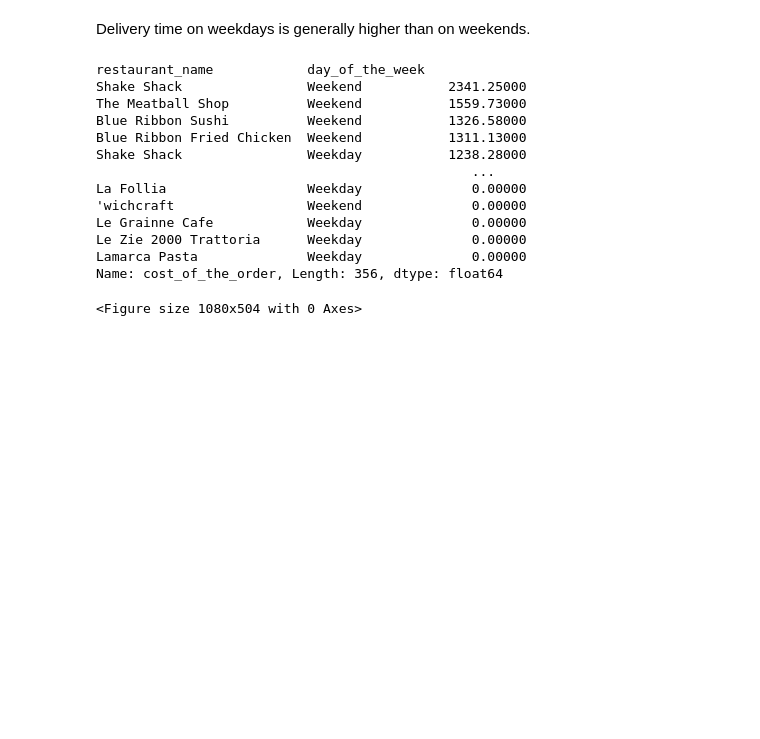
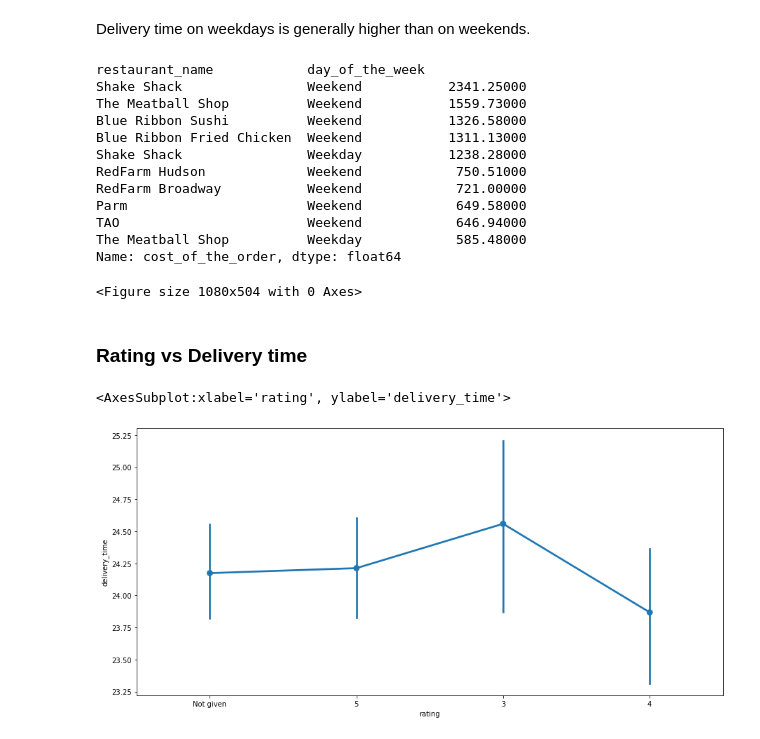
Before and after one commit to data-abdul/Data-Analysis-and-Visualization, a Jupyter notebook: 02 Data Analysis/EDA-FoodHub/FoodHub.ipynb, the cells around one changed output. Cells and saved outputs as stored; diff of their text form; code cells hidden in the pictures; blank space fills up the shorter version.

```diff
--- a/02 Data Analysis/EDA-FoodHub/FoodHub.ipynb
+++ b/02 Data Analysis/EDA-FoodHub/FoodHub.ipynb
@@ -345,7 +345,7 @@ plt.show
 Delivery time on weekdays is generally higher than on weekends.
 # %%
 plt.figure(figsize= (15,7))
-df.groupby(['restaurant_name', 'day_of_the_week']).cost_of_the_order.sum().sort_values(ascending=False)
+df.groupby(['restaurant_name', 'day_of_the_week']).cost_of_the_order.sum().sort_values(ascending=False).head(10)
 # %% [output]
 restaurant_name            day_of_the_week
 Shake Shack                Weekend           2341.25000
@@ -353,11 +353,19 @@ The Meatball Shop          Weekend           1559.73000
 Blue Ribbon Sushi          Weekend           1326.58000
 Blue Ribbon Fried Chicken  Weekend           1311.13000
 Shake Shack                Weekday           1238.28000
-                                                ...
-La Follia                  Weekday              0.00000
-'wichcraft                 Weekend              0.00000
-Le Grainne Cafe            Weekday              0.00000
-Le Zie 2000 Trattoria      Weekday              0.00000
-Lamarca Pasta              Weekday              0.00000
-Name: cost_of_the_order, Length: 356, dtype: float64
+RedFarm Hudson             Weekend            750.51000
+RedFarm Broadway           Weekend            721.00000
+Parm                       Weekend            649.58000
+TAO                        Weekend            646.94000
+The Meatball Shop          Weekday            585.48000
+Name: cost_of_the_order, dtype: float64
 <Figure size 1080x504 with 0 Axes>
+# %% [markdown]
+### Rating vs Delivery time
+# %%
+#Relationship between rating and delivery time
+plt.figure(figsize=(15,7))
+sns.pointplot(data=df, x='rating', y='delivery_time')
+# %% [output]
+<AxesSubplot:xlabel='rating', ylabel='delivery_time'>
+[figure, added]
```
Also changed, not shown: parts of 4 cells of this notebook, 2 other files.
